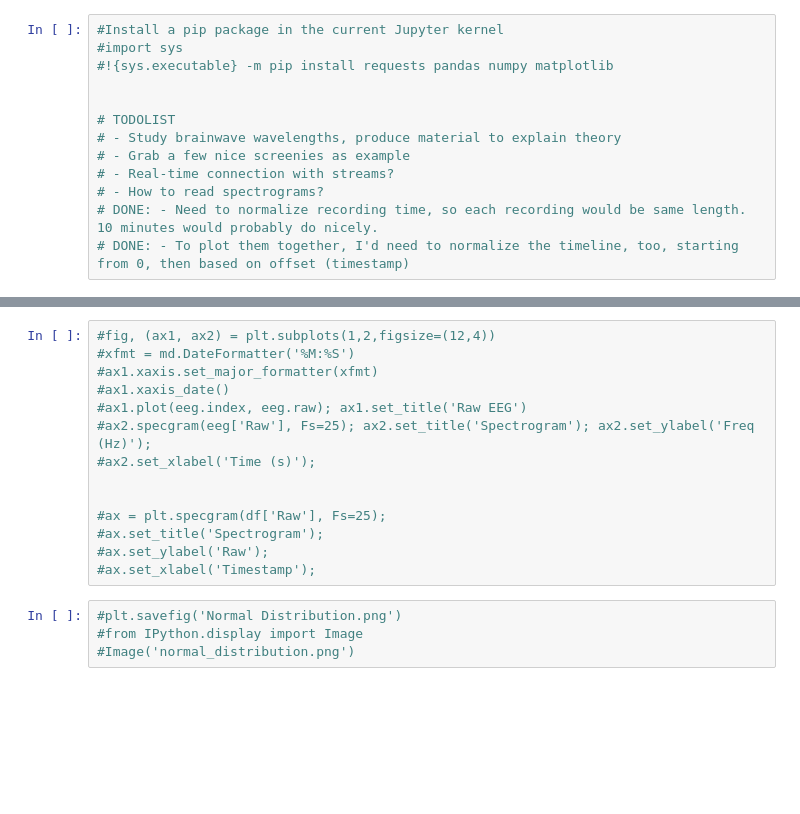
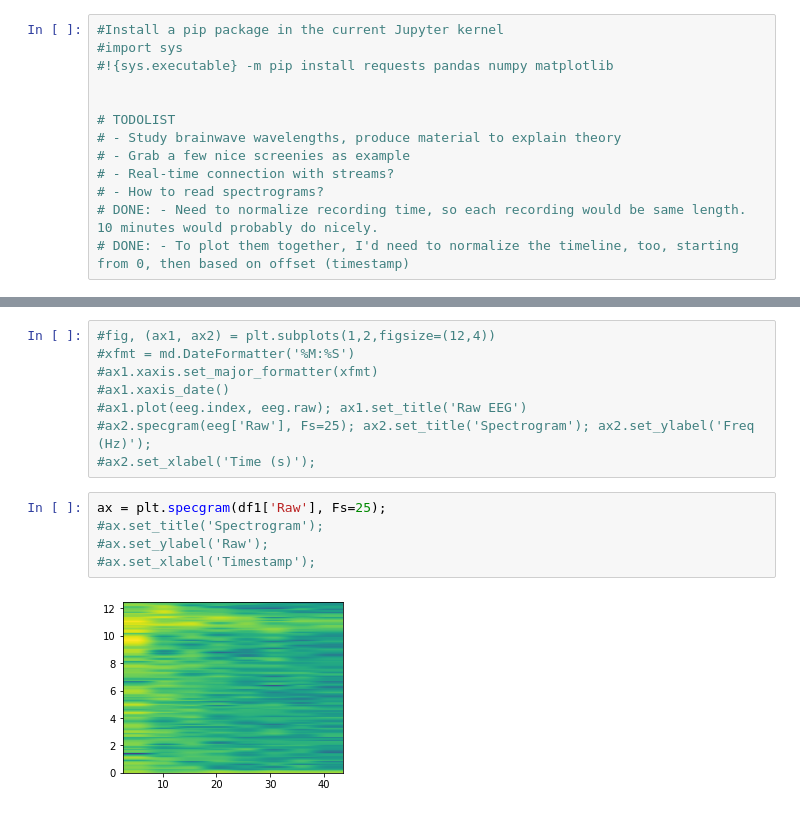
Before and after one commit to crystoll/projectillithid, a Jupyter notebook: ProjectIllithid.ipynb, the cells around one changed output, grey strips where cells are left out. Saved outputs shown, nothing was run; the diff lists cells and outputs as text; blank space fills up the shorter version.

```diff
--- a/ProjectIllithid.ipynb
+++ b/ProjectIllithid.ipynb
@@ -84,13 +84,10 @@ plt.show()
 #ax1.plot(eeg.index, eeg.raw); ax1.set_title('Raw EEG')
 #ax2.specgram(eeg['Raw'], Fs=25); ax2.set_title('Spectrogram'); ax2.set_ylabel('Freq (Hz)');
 #ax2.set_xlabel('Time (s)');
-
-
-#ax = plt.specgram(df['Raw'], Fs=25);
-#ax.set_title('Spectrogram');
-#ax.set_ylabel('Raw');
-#ax.set_xlabel('Timestamp');
-# %%
-#plt.savefig('Normal Distribution.png')
-#from IPython.display import Image
-#Image('normal_distribution.png')
+# %%
+ax = plt.specgram(df1['Raw'], Fs=25);
+#ax.set_title('Spectrogram');
+#ax.set_ylabel('Raw');
+#ax.set_xlabel('Timestamp');
+# %% [output]
+[figure, added]
```
Also changed, not shown: parts of 1 cell of this notebook, 2 other files.
